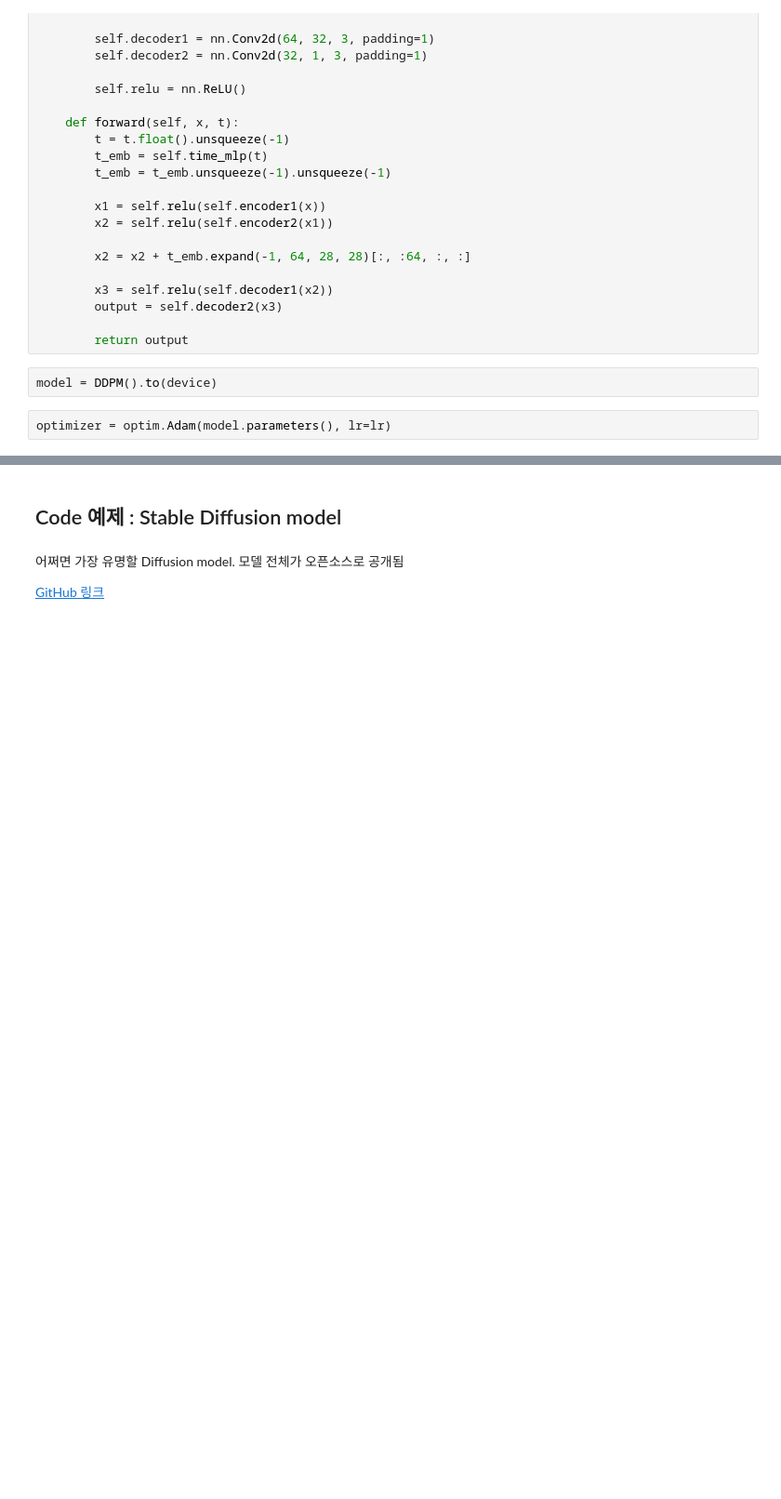
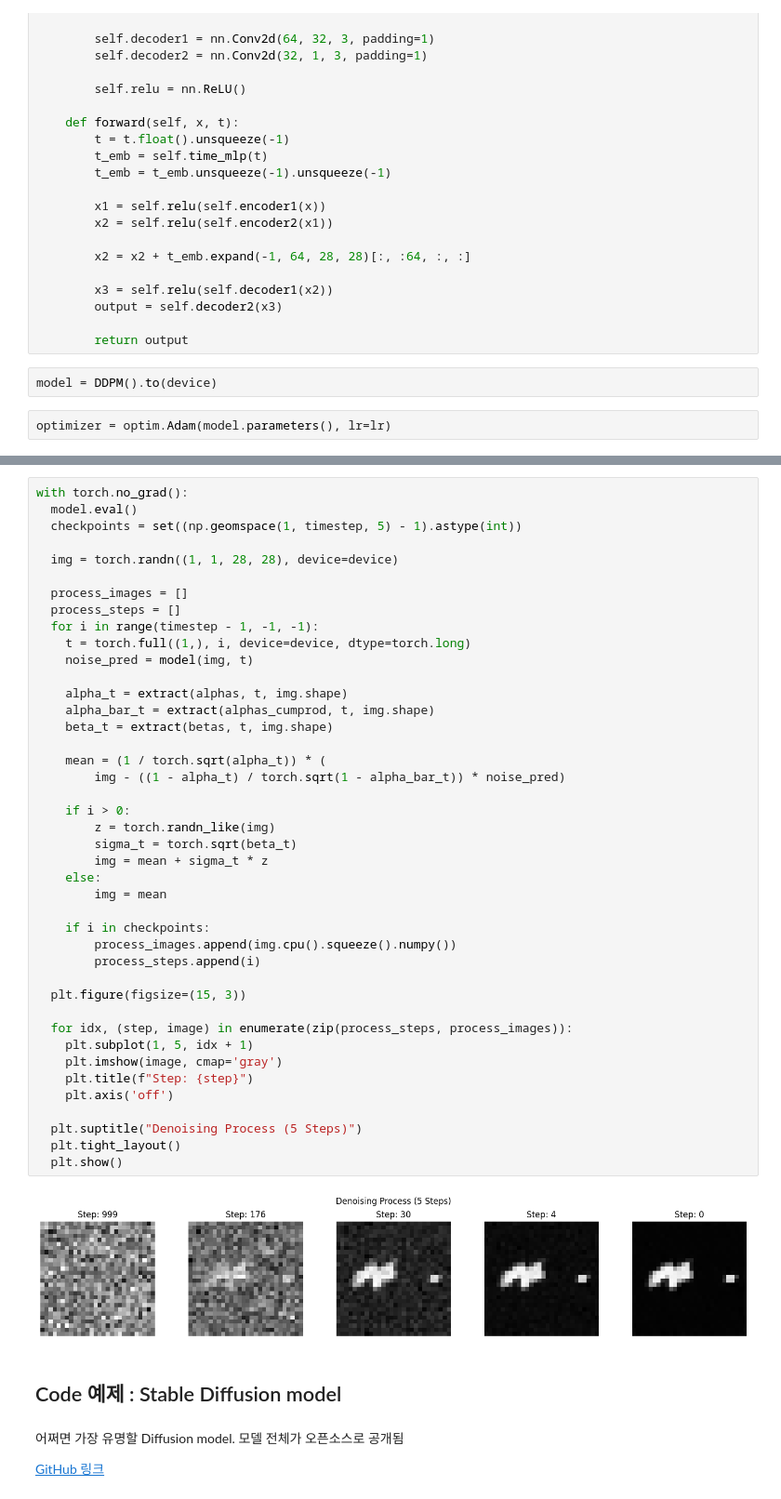
Before and after one commit to wodud19492/-2025-2-EEE4178-Hands-On, a Jupyter notebook: Day5_2025_Diffusion.ipynb, the cells around one changed output, grey strips where cells are left out. Shown at 93% size. Saved outputs shown, nothing was run; the diff lists cells and outputs as text; blank space fills up the shorter version.

```diff
--- a/Day5_2025_Diffusion.ipynb
+++ b/Day5_2025_Diffusion.ipynb
@@ -169,3 +169,47 @@ with torch.no_grad():
+# %%
+with torch.no_grad():
+  model.eval()
+  checkpoints = set((np.geomspace(1, timestep, 5) - 1).astype(int))
+
+  img = torch.randn((1, 1, 28, 28), device=device)
+
+  process_images = []
+  process_steps = []
+  for i in range(timestep - 1, -1, -1):
+    t = torch.full((1,), i, device=device, dtype=torch.long)
+    noise_pred = model(img, t)
+
+    alpha_t = extract(alphas, t, img.shape)
+    alpha_bar_t = extract(alphas_cumprod, t, img.shape)
+    beta_t = extract(betas, t, img.shape)
+
+    mean = (1 / torch.sqrt(alpha_t)) * (
+        img - ((1 - alpha_t) / torch.sqrt(1 - alpha_bar_t)) * noise_pred)
+
+    if i > 0:
+        z = torch.randn_like(img)
+        sigma_t = torch.sqrt(beta_t)
+        img = mean + sigma_t * z
+    else:
+        img = mean
+
+    if i in checkpoints:
+        process_images.append(img.cpu().squeeze().numpy())
+        process_steps.append(i)
+
+  plt.figure(figsize=(15, 3))
+
+  for idx, (step, image) in enumerate(zip(process_steps, process_images)):
+    plt.subplot(1, 5, idx + 1)
+    plt.imshow(image, cmap='gray')
+    plt.title(f"Step: {step}")
+    plt.axis('off')
+
+  plt.suptitle("Denoising Process (5 Steps)")
+  plt.tight_layout()
+  plt.show()
+# %% [output]
+[figure, added]
 # %% [markdown]
 ## Code 예제 : Stable Diffusion model
 # %% [markdown]
```
Also changed, not shown: parts of 8 cells of this notebook.
